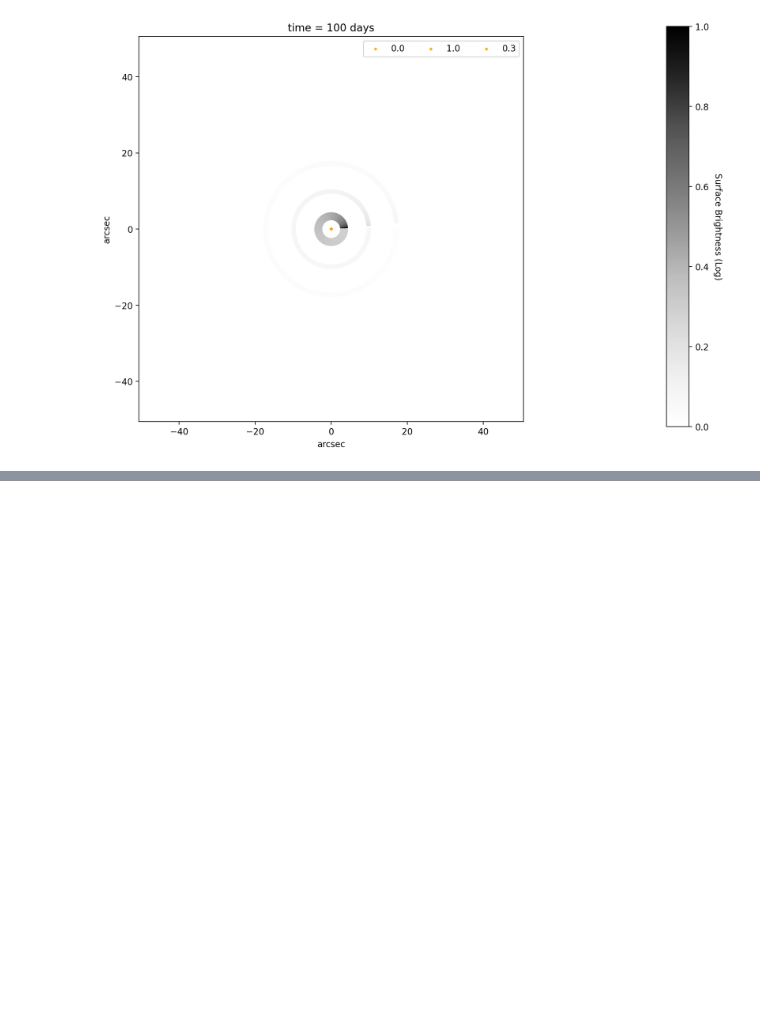
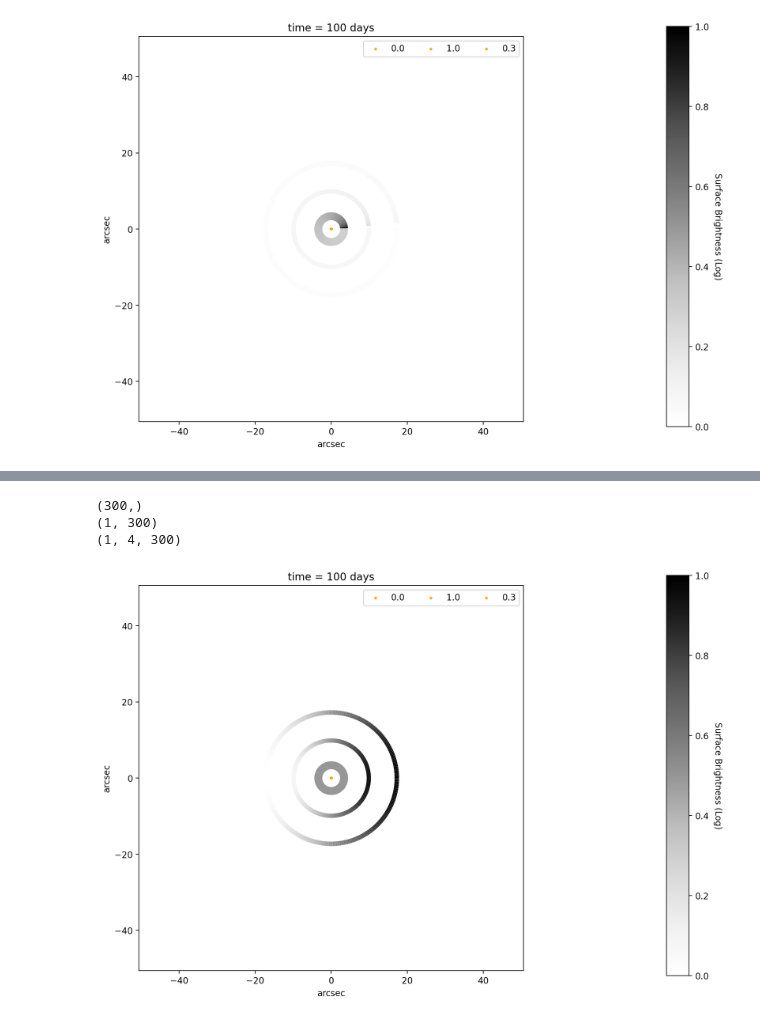
Before and after one commit to taceroc/light_echo_modeling, a Jupyter notebook: LE_pw_density_func.ipynb, the cells around one changed output, grey strips where cells are left out. Cells and saved outputs as stored; diff of their text form; code cells hidden in the pictures; blank space fills up the shorter version.

```diff
--- a/LE_pw_density_func.ipynb
+++ b/LE_pw_density_func.ipynb
@@ -1223,0 +1504,7 @@ surface, Nd = final_plot(100, phi_min = 0.1, phi_max = 2 * np.pi, size_phi = 300
+# %%
+surface, Nd = final_plot(100, phi_min = 0, phi_max = 2 * np.pi, size_phi = 300, func = np.cos, k = 0.2)
+# %% [output]
+(300,)
+(1, 300)
+(1, 4, 300)
+[figure, added]
```
Also changed, not shown: parts of 10 cells of this notebook.
